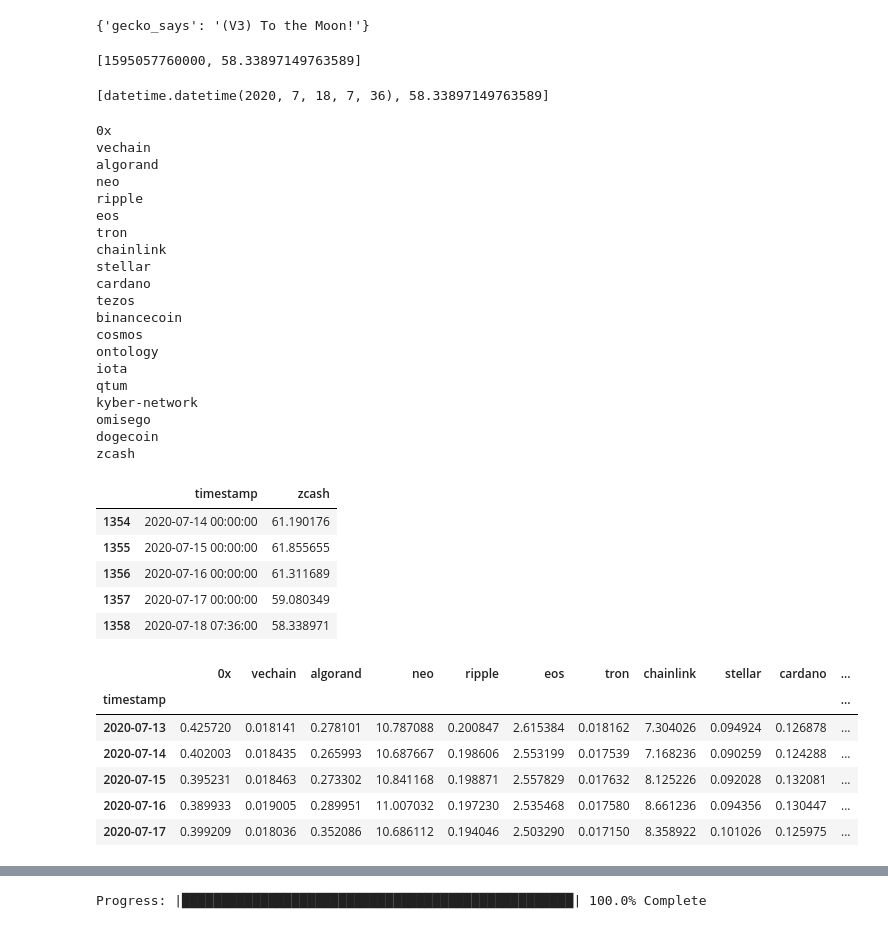
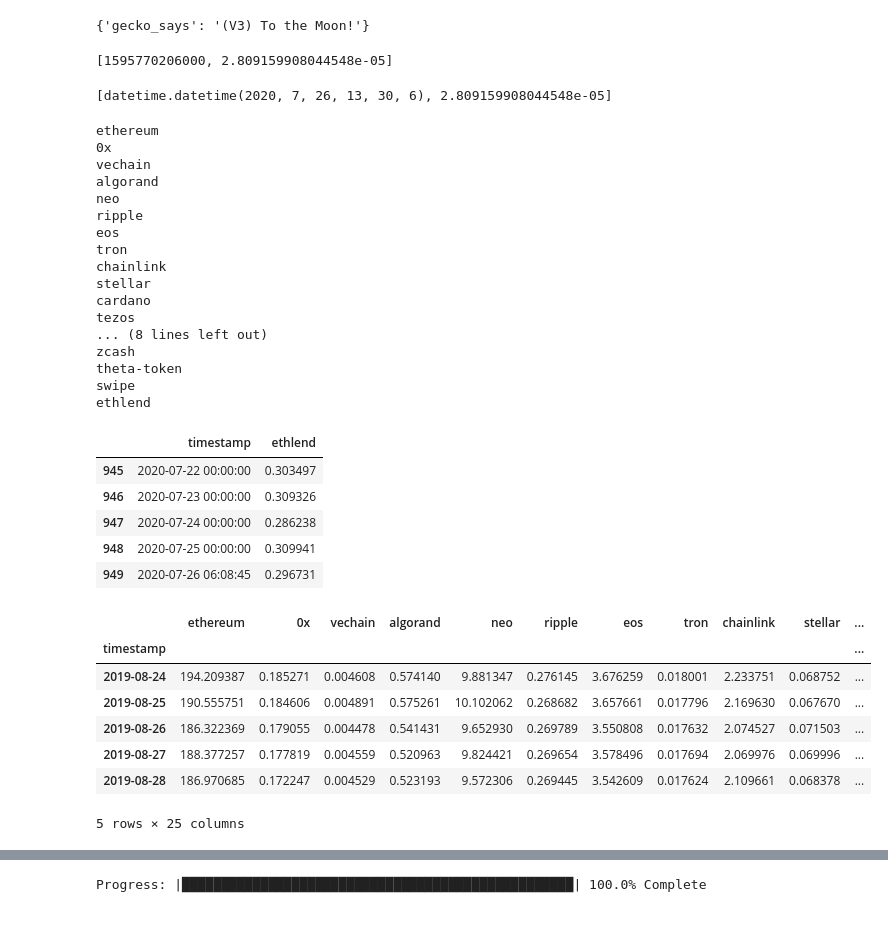
Before and after one commit to rej156/xbeforey-ml, a Jupyter notebook: binance-futs-pm.ipynb, the cells around one changed output, grey strips where cells are left out. Saved outputs shown, nothing was run; the diff lists cells and outputs as text; code cells hidden in the pictures.

```diff
--- a/binance-futs-pm.ipynb
+++ b/binance-futs-pm.ipynb
@@ -35,17 +35,17 @@ binance_api_secret = ''
 # %%
 # portfolio_coins = ['XRP/USDT', 'EOS/USDT', 'LTC/USDT', 'TRX/USDT', 'ETC/USDT', 'LINK/USDT', 'XLM/USDT', 'ADA/USDT', 'XMR/USDT', 'DASH/USDT', 'ZEC/USDT', 'XTZ/USDT', 'BNB/USDT', 'ATOM/USDT', 'ONT/USDT', 'IOTA/USDT', 'BAT/USDT', 'VET/USDT', 'NEO/USDT', 'QTUM/USDT', 'IOST/USDT', 'THETA/USDT', 'ALGO/USDT', 'ZIL/USDT', 'KNC/USDT', 'ZRX/USDT', 'COMP/USDT', 'OMG/USDT', 'DOGE/USDT']
 # , 'iota',  'compound-governance-token', 'qtum', 'kyber-network', 'omisego' 'dogecoin',
-portfolio_coins = [ '0x', 'vechain', 'algorand', 'neo', 'ripple', 'eos', 'tron', 'chainlink', 'stellar', 'cardano', 'tezos', 'binancecoin', 'cosmos', 'ontology' ,'iota', 'qtum', 'kyber-network', 'omisego', 'dogecoin', 'zcash']
+portfolio_coins = ['ethereum', '0x', 'vechain', 'algorand', 'neo', 'ripple', 'eos', 'tron', 'chainlink', 'stellar', 'cardano', 'tezos', 'binancecoin', 'cosmos', 'ontology' ,'iota', 'qtum', 'kyber-network', 'omisego', 'dogecoin', 'zcash', 'theta-token', 'swipe', 'ethlend']
 # %%
 # todays_date = date.today().strftime("%Y-%m-%d")
 # from_date = datetime.timestamp(datetime(2020, 1, 1))
 # print(from_date)
 # datetime.timestamp(date.today())
-price_data = cg.get_coin_market_chart_by_id(id=portfolio_coins[-1], vs_currency='usd', days='max')
+price_data = cg.get_coin_market_chart_by_id(id=portfolio_coins[-1], vs_currency='btc', days='max')
 price_data.keys()
 price_data['prices'][-1]
 # %% [output]
-[1595057760000, 58.33897149763589]
+[1595770206000, 2.809159908044548e-05]
 # %%
 for i, row in enumerate(price_data['prices']):
     timestamp = row[0]
@@ -56,7 +56,7 @@ for i, row in enumerate(price_data['prices']):
 
 price_data['prices'][-1]
 # %% [output]
-[datetime.datetime(2020, 7, 18, 7, 36), 58.33897149763589]
+[datetime.datetime(2020, 7, 26, 13, 30, 6), 2.809159908044548e-05]
 # %%
 
 my_dataframe = []
@@ -75,6 +75,7 @@ for i, coin in enumerate(portfolio_coins):
 
 my_dataframe[-1].tail()
 # %% [output]
+ethereum
 0x
 vechain
 algorand
@@ -86,41 +87,40 @@ chainlink
 stellar
 cardano
 tezos
-binancecoin
-cosmos
-ontology
-iota
-qtum
-kyber-network
-omisego
-dogecoin
+... (8 lines left out)
 zcash
+theta-token
+swipe
+ethlend
-|  | timestamp | zcash |
-| 1354 | 2020-07-14 00:00:00 | 61.190176 |
-| 1355 | 2020-07-15 00:00:00 | 61.855655 |
-| 1356 | 2020-07-16 00:00:00 | 61.311689 |
-| 1357 | 2020-07-17 00:00:00 | 59.080349 |
-| 1358 | 2020-07-18 07:36:00 | 58.338971 |
+|  | timestamp | ethlend |
+| 945 | 2020-07-22 00:00:00 | 0.303497 |
+| 946 | 2020-07-23 00:00:00 | 0.309326 |
+| 947 | 2020-07-24 00:00:00 | 0.286238 |
+| 948 | 2020-07-25 00:00:00 | 0.309941 |
+| 949 | 2020-07-26 06:08:45 | 0.296731 |
 # %%
 portfolio_dataframe = my_dataframe[0]
 for i, mdf in enumerate(my_dataframe):
     if (i) == 0: continue
     portfolio_dataframe = pd.merge(portfolio_dataframe, mdf, how='inner', on=['timestamp'])
 
 portfolio_dataframe.set_index('timestamp', inplace=True, drop=True)
 portfolio_dataframe.index = pd.to_datetime(portfolio_dataframe.index)
-portfolio_dataframe.tail()
+# add usdt
+portfolio_dataframe['usdt'] = 1.0
+portfolio_dataframe.head()
 
 # Up portfolio
 # portfolio_dataframe = portfolio_dataframe['2020-01-01': datetime.now().strftime('%Y-%m-%d')]
 # %% [output]
-|  | 0x | vechain | algorand | neo | ripple | eos | tron | chainlink | stellar | cardano | ... |
+|  | ethereum | 0x | vechain | algorand | neo | ripple | eos | tron | chainlink | stellar | ... |
 | timestamp |  |  |  |  |  |  |  |  |  |  | ... |
-| 2020-07-13 | 0.425720 | 0.018141 | 0.278101 | 10.787088 | 0.200847 | 2.615384 | 0.018162 | 7.304026 | 0.094924 | 0.126878 | ... |
-| 2020-07-14 | 0.402003 | 0.018435 | 0.265993 | 10.687667 | 0.198606 | 2.553199 | 0.017539 | 7.168236 | 0.090259 | 0.124288 | ... |
-| 2020-07-15 | 0.395231 | 0.018463 | 0.273302 | 10.841168 | 0.198871 | 2.557829 | 0.017632 | 8.125226 | 0.092028 | 0.132081 | ... |
-| 2020-07-16 | 0.389933 | 0.019005 | 0.289951 | 11.007032 | 0.197230 | 2.535468 | 0.017580 | 8.661236 | 0.094356 | 0.130447 | ... |
-| 2020-07-17 | 0.399209 | 0.018036 | 0.352086 | 10.686112 | 0.194046 | 2.503290 | 0.017150 | 8.358922 | 0.101026 | 0.125975 | ... |
+| 2019-08-24 | 194.209387 | 0.185271 | 0.004608 | 0.574140 | 9.881347 | 0.276145 | 3.676259 | 0.018001 | 2.233751 | 0.068752 | ... |
+| 2019-08-25 | 190.555751 | 0.184606 | 0.004891 | 0.575261 | 10.102062 | 0.268682 | 3.657661 | 0.017796 | 2.169630 | 0.067670 | ... |
+| 2019-08-26 | 186.322369 | 0.179055 | 0.004478 | 0.541431 | 9.652930 | 0.269789 | 3.550808 | 0.017632 | 2.074527 | 0.071503 | ... |
+| 2019-08-27 | 188.377257 | 0.177819 | 0.004559 | 0.520963 | 9.824421 | 0.269654 | 3.578496 | 0.017694 | 2.069976 | 0.069996 | ... |
+| 2019-08-28 | 186.970685 | 0.172247 | 0.004529 | 0.523193 | 9.572306 | 0.269445 | 3.542609 | 0.017624 | 2.109661 | 0.068378 | ... |
+5 rows × 25 columns
 # %%
 
 portfolio_dataframe.plot()
```
Also changed, not shown: parts of 21 cells of this notebook.
